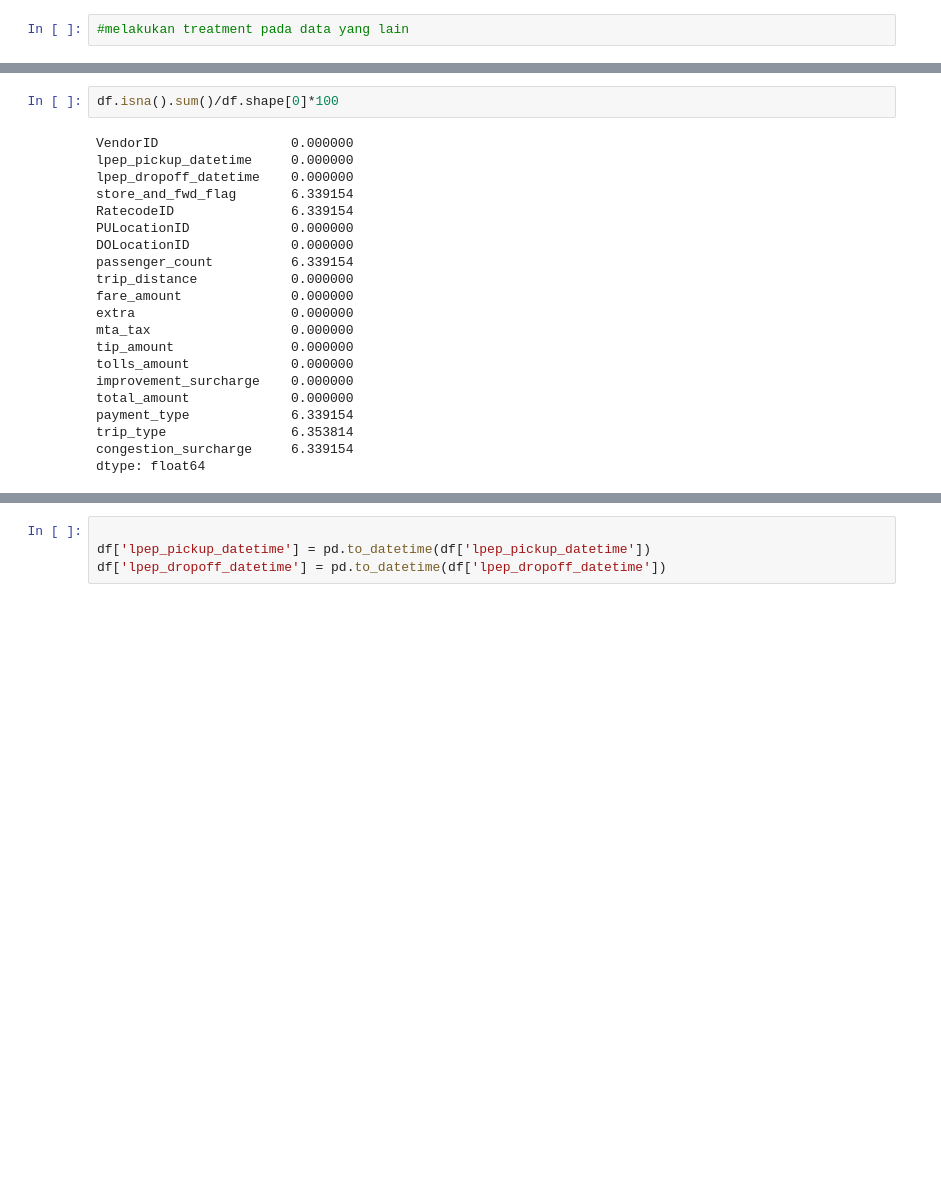
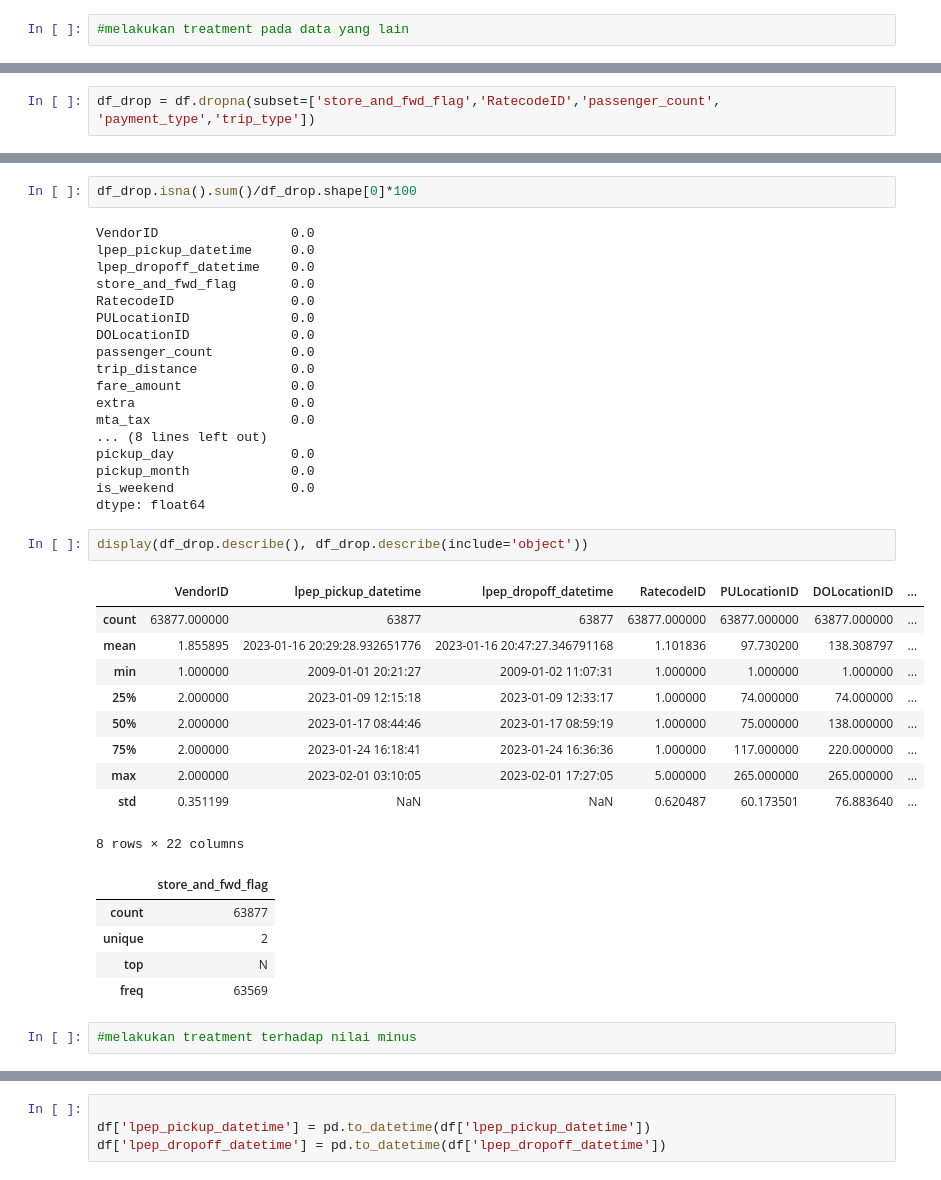
Before and after one commit to tdarum/NewYorkFleet, a Jupyter notebook: Capstone2Theresia-NYTaxi.ipynb, the cells around one changed output, grey strips where cells are left out. Cells and saved outputs as stored; diff of their text form; blank space fills up the shorter version.

```diff
--- a/Capstone2Theresia-NYTaxi.ipynb
+++ b/Capstone2Theresia-NYTaxi.ipynb
@@ -224,0 +249,2 @@ df = df.dropna(subset=['fare_amount', 'trip_distance'])
+# %%
+df_drop = df.dropna(subset=['store_and_fwd_flag','RatecodeID','passenger_count', 'payment_type','trip_type'])
@@ -225,26 +271,43 @@ df = df.dropna(subset=['fare_amount', 'trip_distance'])
 # %%
-df.isna().sum()/df.shape[0]*100
+df_drop.isna().sum()/df_drop.shape[0]*100
 # %% [output]
-VendorID                 0.000000
-lpep_pickup_datetime     0.000000
-lpep_dropoff_datetime    0.000000
-store_and_fwd_flag       6.339154
-RatecodeID               6.339154
-PULocationID             0.000000
-DOLocationID             0.000000
-passenger_count          6.339154
-trip_distance            0.000000
-fare_amount              0.000000
-extra                    0.000000
-mta_tax                  0.000000
-tip_amount               0.000000
-tolls_amount             0.000000
-improvement_surcharge    0.000000
-total_amount             0.000000
-payment_type             6.339154
-trip_type                6.353814
-congestion_surcharge     6.339154
+VendorID                 0.0
+lpep_pickup_datetime     0.0
+lpep_dropoff_datetime    0.0
+store_and_fwd_flag       0.0
+RatecodeID               0.0
+PULocationID             0.0
+DOLocationID             0.0
+passenger_count          0.0
+trip_distance            0.0
+fare_amount              0.0
+extra                    0.0
+mta_tax                  0.0
+... (8 lines left out)
+pickup_day               0.0
+pickup_month             0.0
+is_weekend               0.0
 dtype: float64
+# %%
+display(df_drop.describe(), df_drop.describe(include='object'))
+# %% [output]
+|  | VendorID | lpep_pickup_datetime | lpep_dropoff_datetime | RatecodeID | PULocationID | DOLocationID | ... |
+| count | 63877.000000 | 63877 | 63877 | 63877.000000 | 63877.000000 | 63877.000000 | ... |
+| mean | 1.855895 | 2023-01-16 20:29:28.932651776 | 2023-01-16 20:47:27.346791168 | 1.101836 | 97.730200 | 138.308797 | ... |
+| min | 1.000000 | 2009-01-01 20:21:27 | 2009-01-02 11:07:31 | 1.000000 | 1.000000 | 1.000000 | ... |
+| 25% | 2.000000 | 2023-01-09 12:15:18 | 2023-01-09 12:33:17 | 1.000000 | 74.000000 | 74.000000 | ... |
+| 50% | 2.000000 | 2023-01-17 08:44:46 | 2023-01-17 08:59:19 | 1.000000 | 75.000000 | 138.000000 | ... |
+| 75% | 2.000000 | 2023-01-24 16:18:41 | 2023-01-24 16:36:36 | 1.000000 | 117.000000 | 220.000000 | ... |
+| max | 2.000000 | 2023-02-01 03:10:05 | 2023-02-01 17:27:05 | 5.000000 | 265.000000 | 265.000000 | ... |
+| std | 0.351199 | NaN | NaN | 0.620487 | 60.173501 | 76.883640 | ... |
+8 rows × 22 columns
+|  | store_and_fwd_flag |
+| count | 63877 |
+| unique | 2 |
+| top | N |
+| freq | 63569 |
+# %%
+#melakukan treatment terhadap nilai minus
 # %%
 
 # melakukan pembuatan boxplot untuk mengetahui outliers, distribution
```
Also changed, not shown: parts of 14 cells of this notebook.
